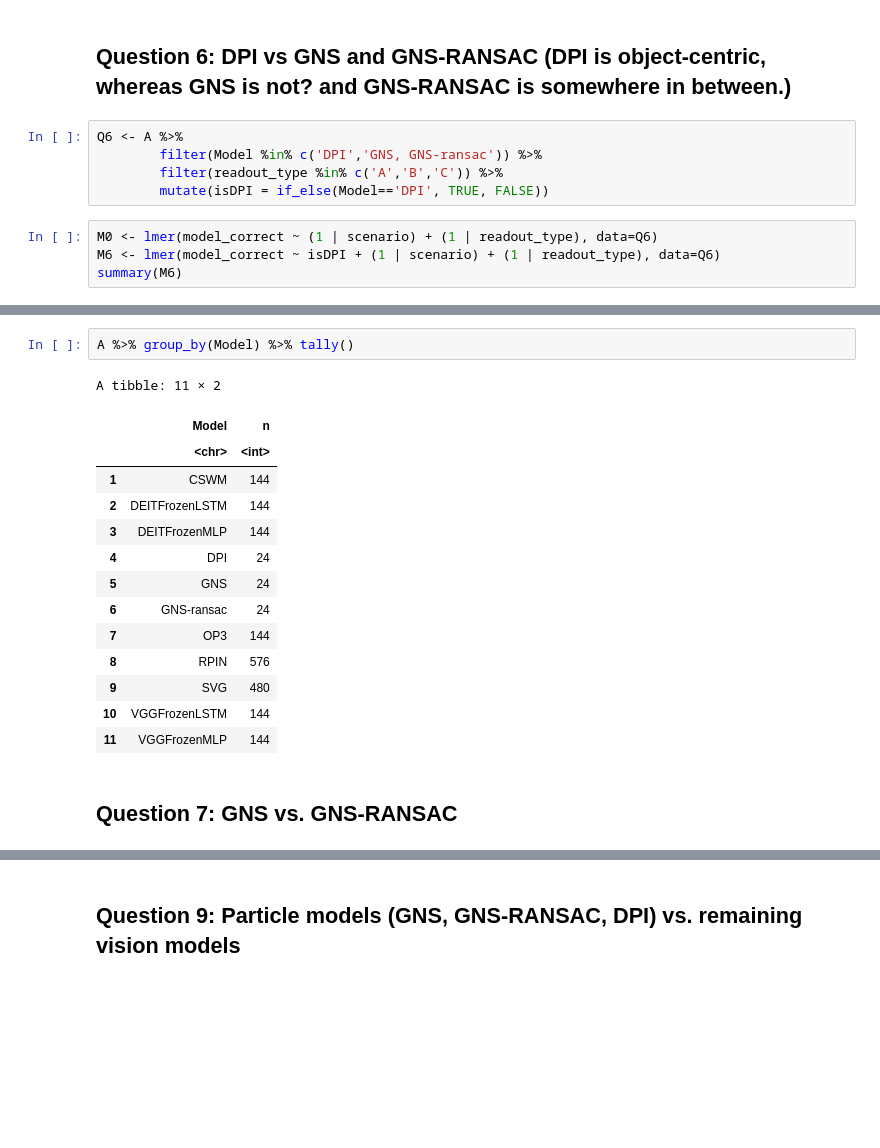
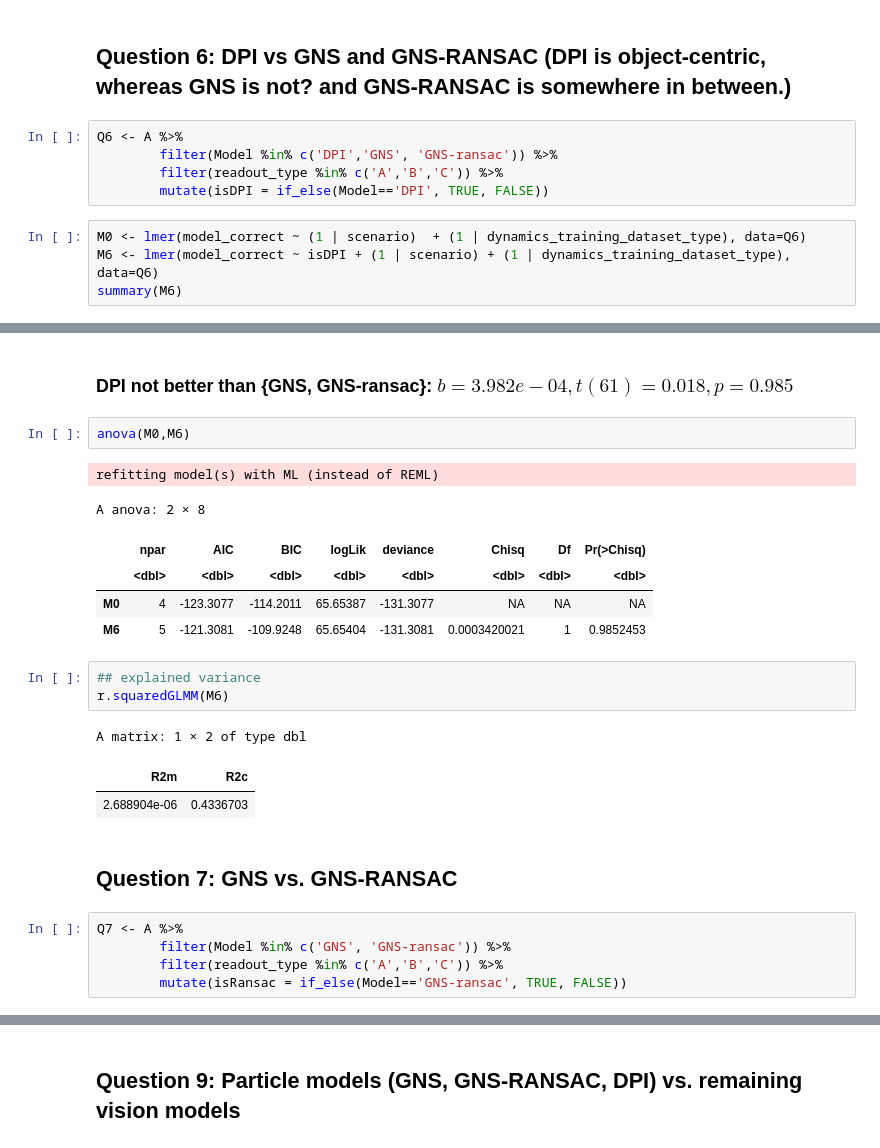
Before and after one commit to cogtoolslab/physics-benchmarking-neurips2021, a Jupyter notebook: analysis/inference_human_model_behavior.ipynb, the cells around one changed output, grey strips where cells are left out. Cells and saved outputs as stored; diff of their text form; blank space fills up the shorter version.

```diff
--- a/analysis/inference_human_model_behavior.ipynb
+++ b/analysis/inference_human_model_behavior.ipynb
@@ -405,11 +483,11 @@ r.squaredGLMM(M5)
 ## Question 6: DPI vs GNS and GNS-RANSAC (DPI is object-centric, whereas GNS is not? and GNS-RANSAC is somewhere in between.)
 # %%
 Q6 <- A %>%
-        filter(Model %in% c('DPI','GNS, GNS-ransac')) %>%
+        filter(Model %in% c('DPI','GNS', 'GNS-ransac')) %>%
         filter(readout_type %in% c('A','B','C')) %>%
         mutate(isDPI = if_else(Model=='DPI', TRUE, FALSE))
 # %%
-M0 <- lmer(model_correct ~ (1 | scenario) + (1 | readout_type), data=Q6)
-M6 <- lmer(model_correct ~ isDPI + (1 | scenario) + (1 | readout_type), data=Q6)
+M0 <- lmer(model_correct ~ (1 | scenario)  + (1 | dynamics_training_dataset_type), data=Q6)
+M6 <- lmer(model_correct ~ isDPI + (1 | scenario) + (1 | dynamics_training_dataset_type), data=Q6)
 summary(M6)
 # %% [output]
@@ -435,19 +511,25 @@ A grouped_df: 24 × 38
-# %%
-A %>% group_by(Model) %>% tally()
-# %% [output]
-A tibble: 11 × 2
-|  | Model | n |
-|  | <chr> | <int> |
-| 1 | CSWM | 144 |
-| 2 | DEITFrozenLSTM | 144 |
-| 3 | DEITFrozenMLP | 144 |
-| 4 | DPI | 24 |
-| 5 | GNS | 24 |
-| 6 | GNS-ransac | 24 |
-| 7 | OP3 | 144 |
-| 8 | RPIN | 576 |
-| 9 | SVG | 480 |
-| 10 | VGGFrozenLSTM | 144 |
-| 11 | VGGFrozenMLP | 144 |
+# %% [markdown]
+### DPI not better than {GNS, GNS-ransac}:  $b= 3.982e-04 ,t(61)=0.018, p=0.985$
+# %%
+anova(M0,M6)
+# %% [output]
+refitting model(s) with ML (instead of REML)
+A anova: 2 × 8
+|  | npar | AIC | BIC | logLik | deviance | Chisq | Df | Pr(>Chisq) |
+|  | <dbl> | <dbl> | <dbl> | <dbl> | <dbl> | <dbl> | <dbl> | <dbl> |
+| M0 | 4 | -123.3077 | -114.2011 | 65.65387 | -131.3077 | NA | NA | NA |
+| M6 | 5 | -121.3081 | -109.9248 | 65.65404 | -131.3081 | 0.0003420021 | 1 | 0.9852453 |
+# %%
+## explained variance
+r.squaredGLMM(M6)
+# %% [output]
+A matrix: 1 × 2 of type dbl
+| R2m | R2c |
+| 2.688904e-06 | 0.4336703 |
 # %% [markdown]
 ## Question 7: GNS vs. GNS-RANSAC
+# %%
+Q7 <- A %>%
+        filter(Model %in% c('GNS', 'GNS-ransac')) %>%
+        filter(readout_type %in% c('A','B','C')) %>%
+        mutate(isRansac = if_else(Model=='GNS-ransac', TRUE, FALSE))
```
Also changed, not shown: parts of 26 cells of this notebook.
